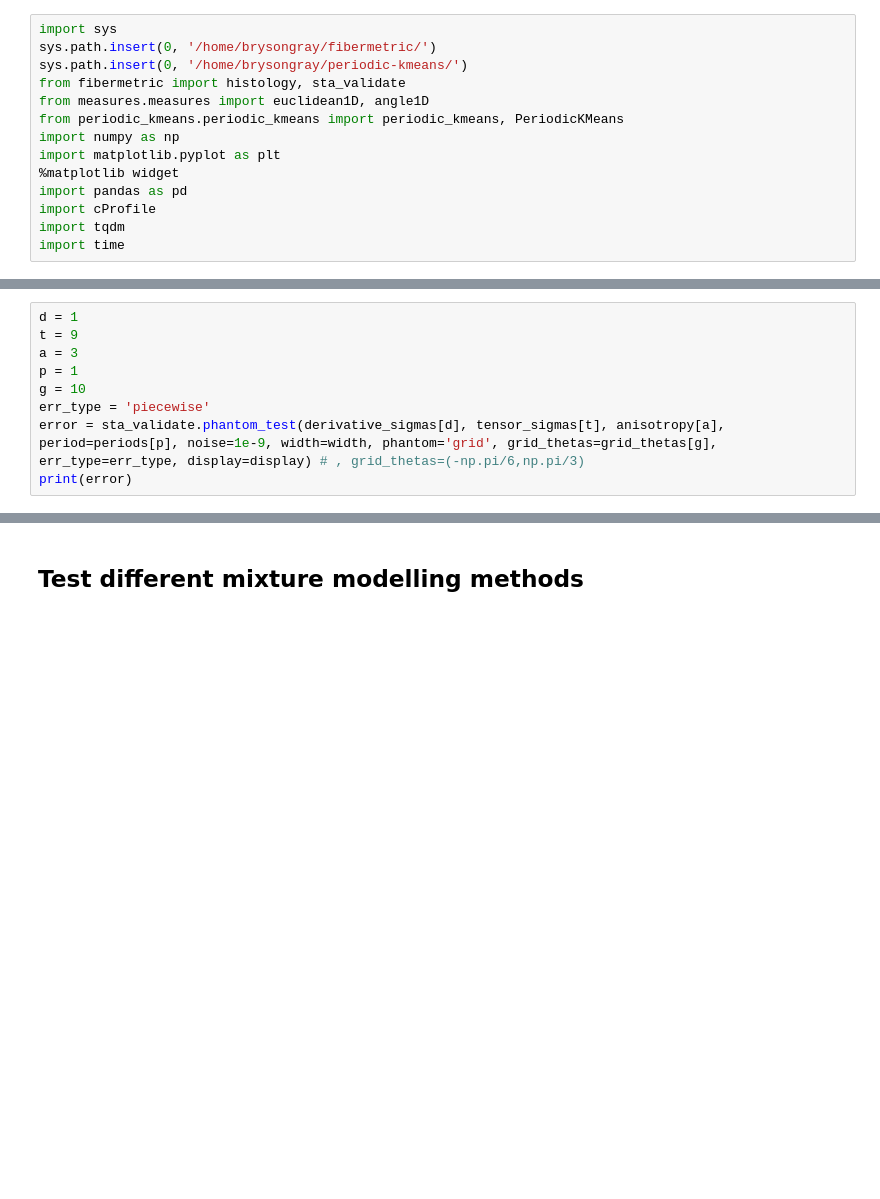
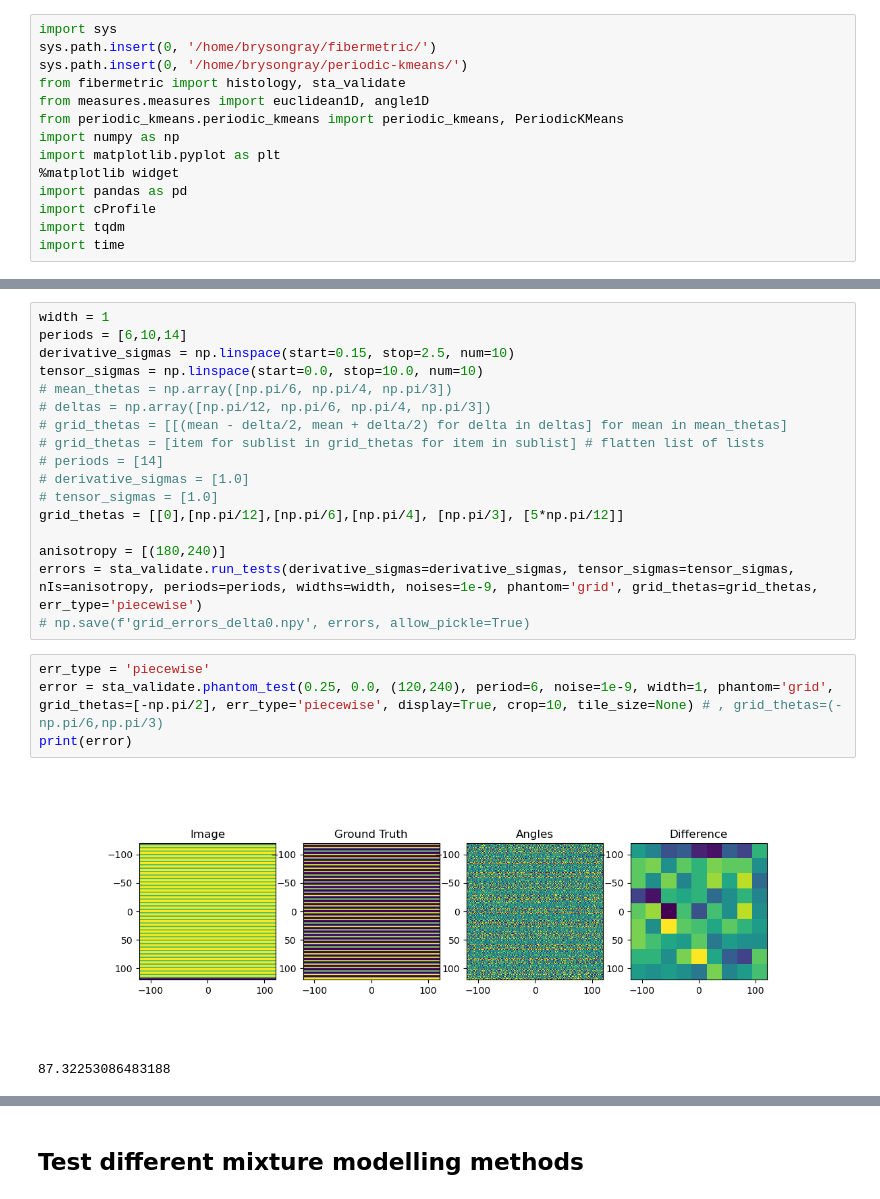
Before and after one commit to BrysonGray/fibermetric, a Jupyter notebook: notebooks/phantom_tests.ipynb, the cells around one changed output, grey strips where cells are left out. Drawn from its saved outputs; the diff is of its cells as text; blank space fills up the shorter version.

```diff
--- a/notebooks/phantom_tests.ipynb
+++ b/notebooks/phantom_tests.ipynb
@@ -55,9 +90,24 @@ print(AI_ratio)
+# %%
+width = 1
+periods = [6,10,14]
+derivative_sigmas = np.linspace(start=0.15, stop=2.5, num=10)
+tensor_sigmas = np.linspace(start=0.0, stop=10.0, num=10)
+# mean_thetas = np.array([np.pi/6, np.pi/4, np.pi/3])
+# deltas = np.array([np.pi/12, np.pi/6, np.pi/4, np.pi/3])
+# grid_thetas = [[(mean - delta/2, mean + delta/2) for delta in deltas] for mean in mean_thetas]
+# grid_thetas = [item for sublist in grid_thetas for item in sublist] # flatten list of lists
+# periods = [14]
+# derivative_sigmas = [1.0]
+# tensor_sigmas = [1.0]
+grid_thetas = [[0],[np.pi/12],[np.pi/6],[np.pi/4], [np.pi/3], [5*np.pi/12]]
+
+anisotropy = [(180,240)]
+errors = sta_validate.run_tests(derivative_sigmas=derivative_sigmas, tensor_sigmas=tensor_sigmas, nIs=anisotropy, periods=periods, widths=width, noises=1e-9, phantom='grid', grid_thetas=grid_thetas, err_type='piecewise')
+# np.save(f'grid_errors_delta0.npy', errors, allow_pickle=True)
 # %%
-d = 1
-t = 9
-a = 3
-p = 1
-g = 10
 err_type = 'piecewise'
-error = sta_validate.phantom_test(derivative_sigmas[d], tensor_sigmas[t], anisotropy[a], period=periods[p], noise=1e-9, width=width, phantom='grid', grid_thetas=grid_thetas[g], err_type=err_type, display=display) # , grid_thetas=(-np.pi/6,np.pi/3)
+error = sta_validate.phantom_test(0.25, 0.0, (120,240), period=6, noise=1e-9, width=1, phantom='grid', grid_thetas=[-np.pi/2], err_type='piecewise', display=True, crop=10, tile_size=None) # , grid_thetas=(-np.pi/6,np.pi/3)
 print(error)
+# %% [output]
+[figure, added]
+87.32253086483188
```
Also changed, not shown: parts of 10 cells of this notebook, 5 other files.
